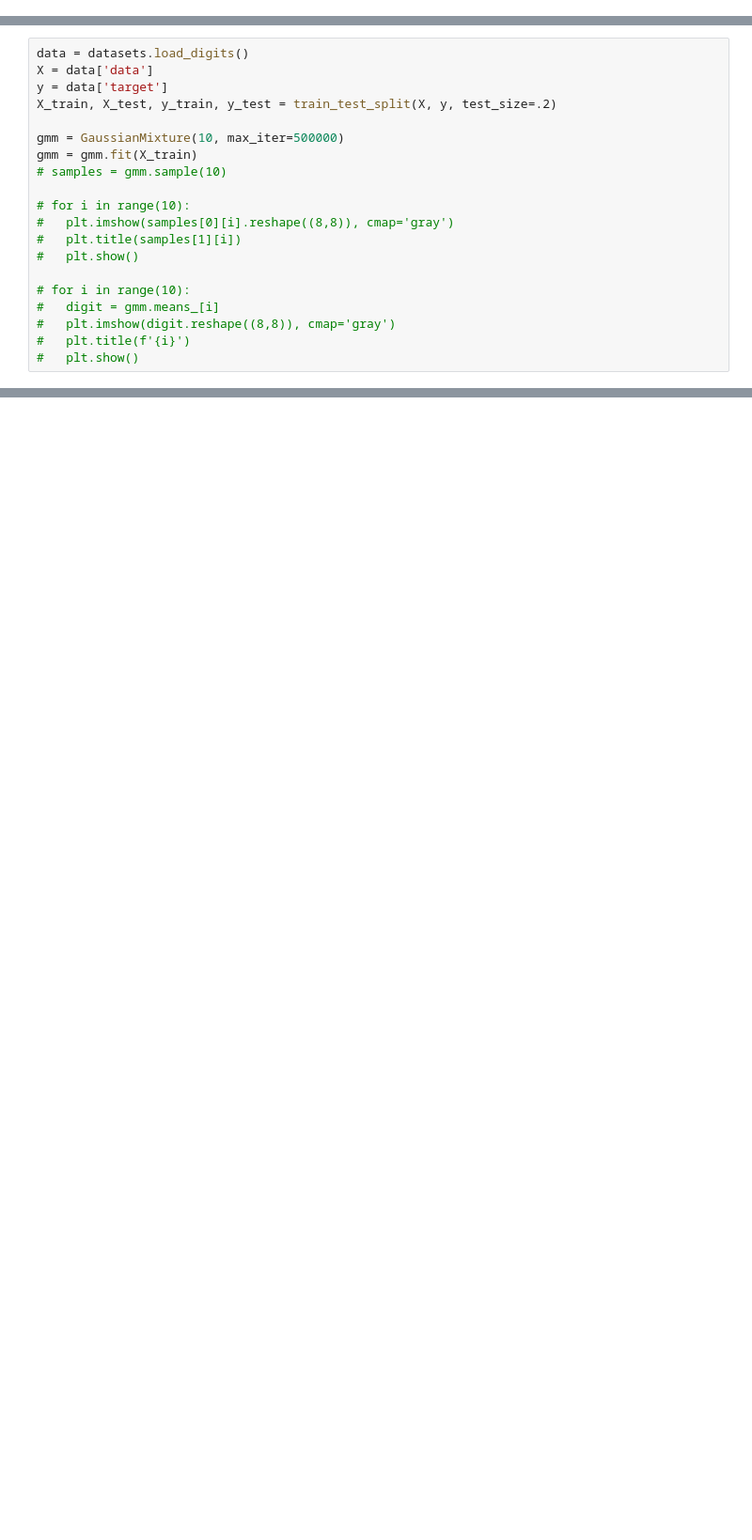
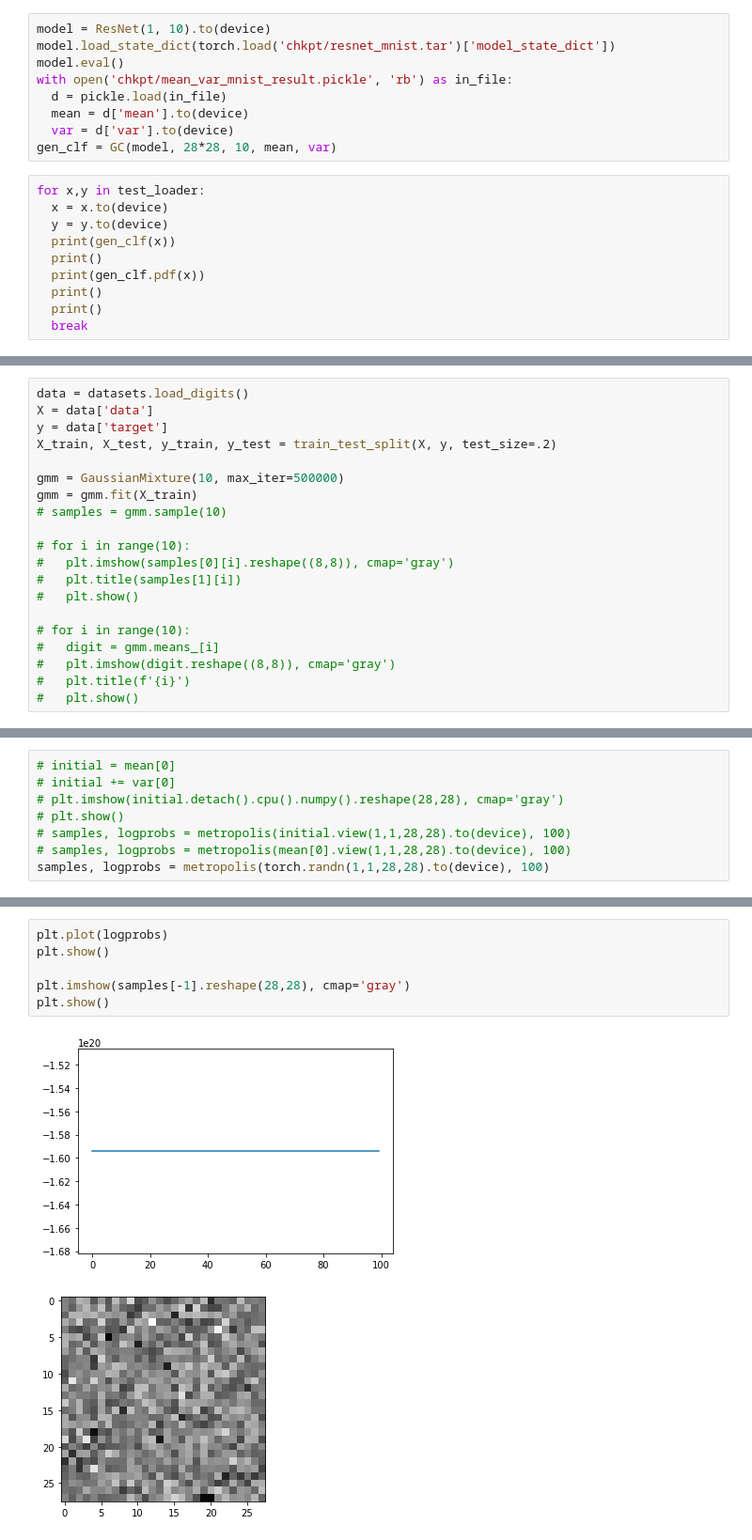
Before and after one commit to EthanMWalker/deep_mcmc, a Jupyter notebook: mcmc_with_gmm.ipynb, the cells around one changed output, grey strips where cells are left out. Shown at 94% size. Saved outputs shown, nothing was run; the diff lists cells and outputs as text; blank space fills up the shorter version.

```diff
--- a/mcmc_with_gmm.ipynb
+++ b/mcmc_with_gmm.ipynb
@@ -9,0 +48,19 @@ from scipy.stats import bernoulli
+# %%
+model = ResNet(1, 10).to(device)
+model.load_state_dict(torch.load('chkpt/resnet_mnist.tar')['model_state_dict'])
+model.eval()
+with open('chkpt/mean_var_mnist_result.pickle', 'rb') as in_file:
+  d = pickle.load(in_file)
+  mean = d['mean'].to(device)
+  var = d['var'].to(device)
+gen_clf = GC(model, 28*28, 10, mean, var)
+# %%
+for x,y in test_loader:
+  x = x.to(device)
+  y = y.to(device)
+  print(gen_clf(x))
+  print()
+  print(gen_clf.pdf(x))
+  print()
+  print()
+  break
@@ -60,0 +118,8 @@ metropolis()
+# %%
+# initial = mean[0]
+# initial += var[0]
+# plt.imshow(initial.detach().cpu().numpy().reshape(28,28), cmap='gray')
+# plt.show()
+# samples, logprobs = metropolis(initial.view(1,1,28,28).to(device), 100)
+# samples, logprobs = metropolis(mean[0].view(1,1,28,28).to(device), 100)
+samples, logprobs = metropolis(torch.randn(1,1,28,28).to(device), 100)
@@ -60,0 +139,9 @@ metropolis()
+# %%
+plt.plot(logprobs)
+plt.show()
+
+plt.imshow(samples[-1].reshape(28,28), cmap='gray')
+plt.show()
+# %% [output]
+[figure, added]
+[figure, added]
```
Also changed, not shown: parts of 10 cells of this notebook, 8 other files.
